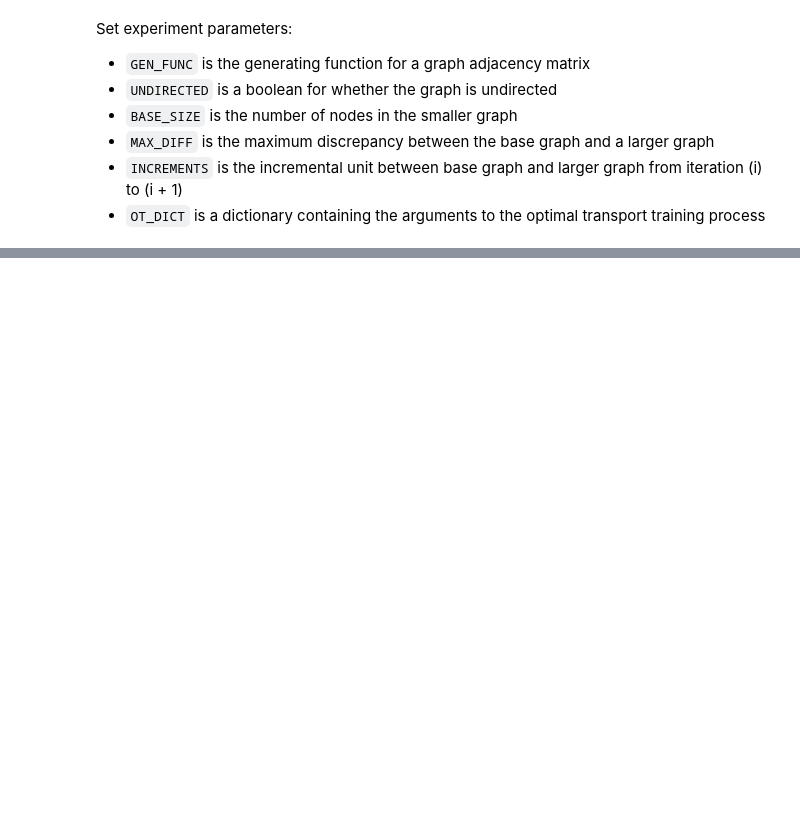
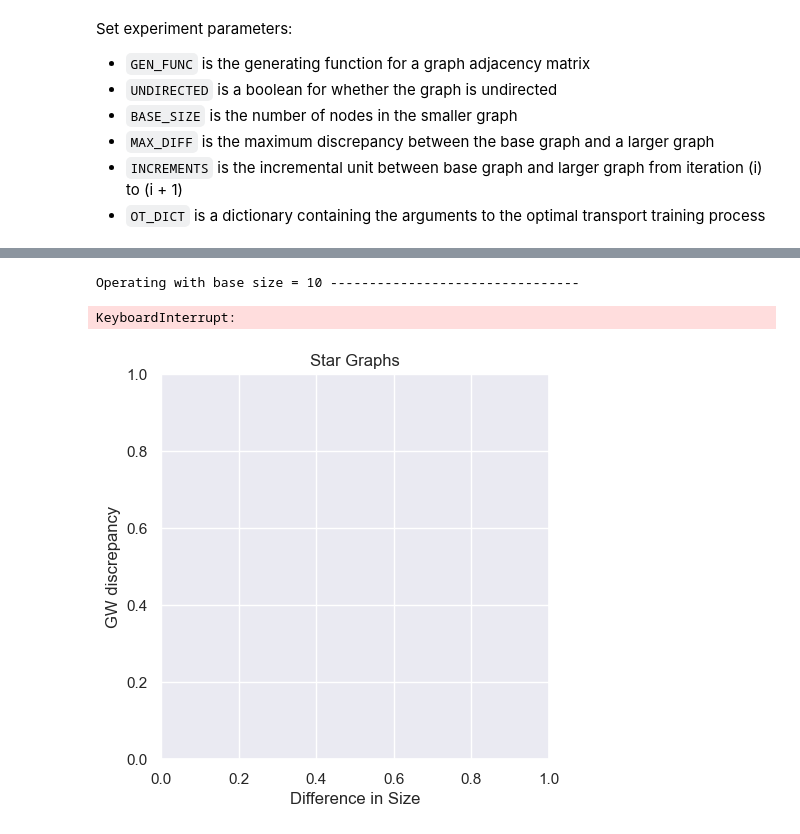
Before and after one commit to KataTech/Relational-Factorization-Model, a Jupyter notebook: notebooks/gwd_growth.ipynb, the cells around one changed output, grey strips where cells are left out. Cells and saved outputs as stored; diff of their text form; code cells hidden in the pictures; blank space fills up the shorter version.

```diff
--- a/notebooks/gwd_growth.ipynb
+++ b/notebooks/gwd_growth.ipynb
@@ -96,0 +121,6 @@ ValueError: could not broadcast input array from shape (5,) into shape (1000,)
+# %%
+gwf_diff_experiment(Gen.gen_star_graph, "Star Graphs", BASE_SIZES, NUM_EXP, COLORS, verbose=True)
+# %% [output]
+Operating with base size = 10 --------------------------------
+KeyboardInterrupt:
+[figure, added]
```
Also changed, not shown: parts of 3 cells of this notebook.
